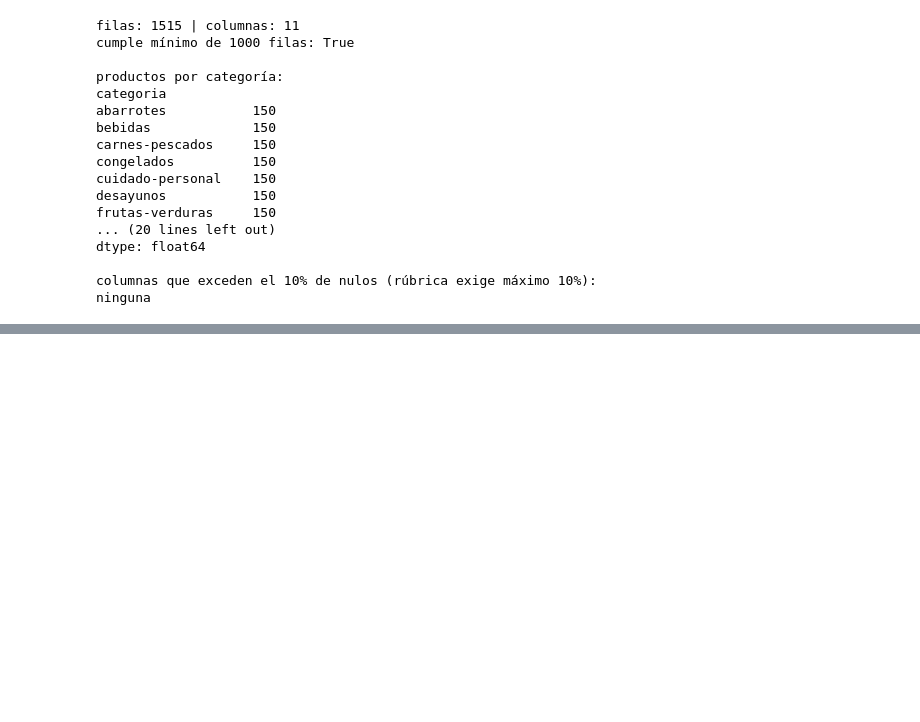
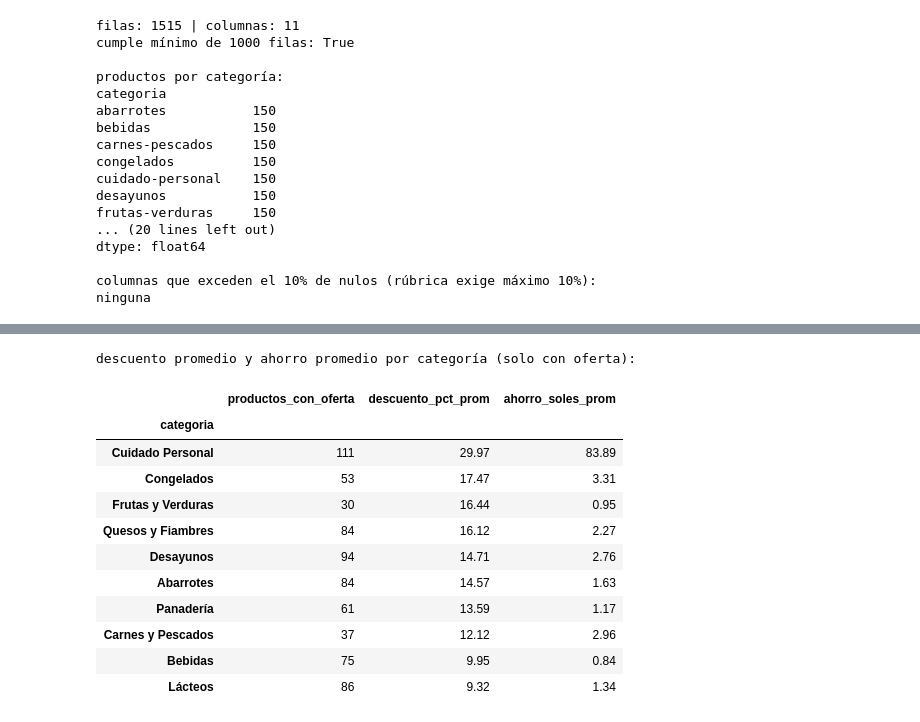
Before and after one commit to DnCuadros23/Proyecto-ACD, a Jupyter notebook: notebooks/Proyecto_.ipynb, the cells around one changed output, grey strips where cells are left out. Cells and saved outputs as stored; diff of their text form; code cells hidden in the pictures; blank space fills up the shorter version.

```diff
--- a/notebooks/01_scraping_plazavea.ipynb
+++ b/notebooks/Proyecto_.ipynb
@@ -750,0 +996,8 @@ guardado: ../data/raw/plazavea_crudo_20260916_2123.csv
+# %%
+for col in ["precio_venta", "precio_regular"]:
+    df[col] = pd.to_numeric(df[col], errors="coerce")
+    df.loc[df[col] <= 0, col] = pd.NA
+    df[col] = pd.to_numeric(df[col], errors="coerce")
+
+log("5. Tipado de precios",
+    "precio_venta y precio_regular a numérico; valores <= 0 pasan a nulo")
@@ -750,0 +1012,5 @@ guardado: ../data/raw/plazavea_crudo_20260916_2123.csv
+# %%
+incoherentes = (df["precio_regular"] < df["precio_venta"]).sum()
+df.loc[df["precio_regular"] < df["precio_venta"], "precio_regular"] = df["precio_venta"]
+log("6. Coherencia de precios",
+    f"precio_regular < precio_venta igualado al de venta ({int(incoherentes)} casos)")
@@ -750,0 +1026,7 @@ guardado: ../data/raw/plazavea_crudo_20260916_2123.csv
+# %%
+UMBRAL_CATEGORIA = 50
+conteo = df["categoria"].value_counts()
+categorias_chicas = conteo[conteo < UMBRAL_CATEGORIA].index.tolist()
+df = df[~df["categoria"].isin(categorias_chicas)].reset_index(drop=True)
+log("7. Eliminar categorías pequeñas",
+    f"Descartadas por extracción incompleta (<{UMBRAL_CATEGORIA} productos): {categorias_chicas}")
@@ -750,0 +1045,12 @@ guardado: ../data/raw/plazavea_crudo_20260916_2123.csv
+# %%
+hay_oferta = df["precio_regular"] > df["precio_venta"]
+df["descuento_pct"] = 0.0
+df.loc[hay_oferta, "descuento_pct"] = (
+    (1 - df["precio_venta"] / df["precio_regular"]) * 100
+).round(2)
+df["tiene_descuento"] = hay_oferta
+df["ahorro_soles"] = (df["precio_regular"] - df["precio_venta"]).round(2)
+df["fecha_extraccion"] = pd.to_datetime(df["fecha_extraccion"], errors="coerce")
+
+log("8. Variables derivadas",
+    "descuento_pct recalculado; + tiene_descuento, ahorro_soles; fecha a datetime")
@@ -750,0 +1172,23 @@ guardado: ../data/raw/plazavea_crudo_20260916_2123.csv
+# %%
+print("descuento promedio y ahorro promedio por categoría (solo con oferta):")
+con_oferta = df[df["tiene_descuento"]]
+resumen = con_oferta.groupby("categoria").agg(
+    productos_con_oferta=("descuento_pct", "size"),
+    descuento_pct_prom=("descuento_pct", "mean"),
+    ahorro_soles_prom=("ahorro_soles", "mean"),
+).round(2).sort_values("descuento_pct_prom", ascending=False)
+resumen
+# %% [output]
+descuento promedio y ahorro promedio por categoría (solo con oferta):
+|  | productos_con_oferta | descuento_pct_prom | ahorro_soles_prom |
+| categoria |  |  |  |
+| Cuidado Personal | 111 | 29.97 | 83.89 |
+| Congelados | 53 | 17.47 | 3.31 |
+| Frutas y Verduras | 30 | 16.44 | 0.95 |
+| Quesos y Fiambres | 84 | 16.12 | 2.27 |
+| Desayunos | 94 | 14.71 | 2.76 |
+| Abarrotes | 84 | 14.57 | 1.63 |
+| Panadería | 61 | 13.59 | 1.17 |
+| Carnes y Pescados | 37 | 12.12 | 2.96 |
+| Bebidas | 75 | 9.95 | 0.84 |
+| Lácteos | 86 | 9.32 | 1.34 |
```
Also changed, not shown: parts of 38 cells of this notebook.
